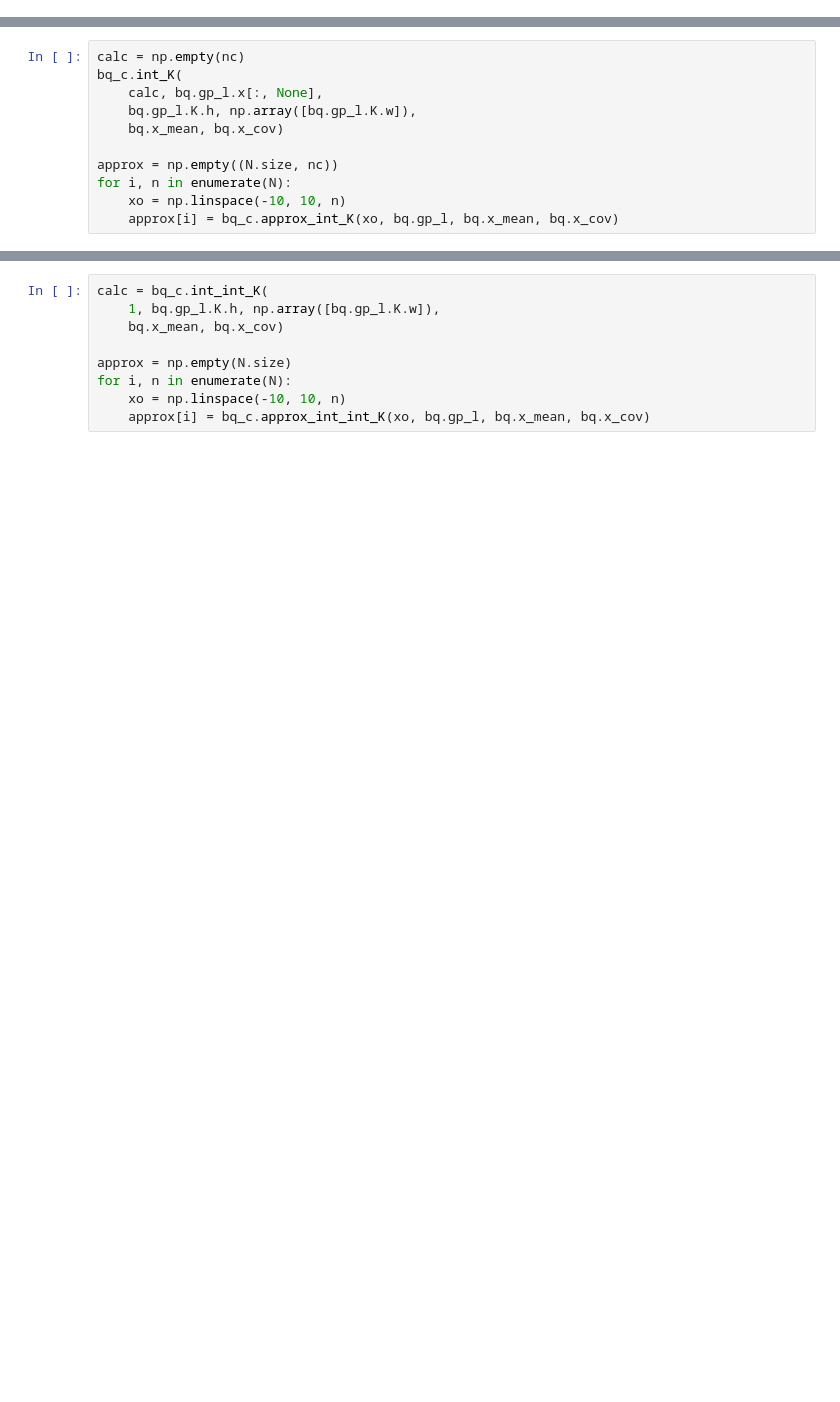
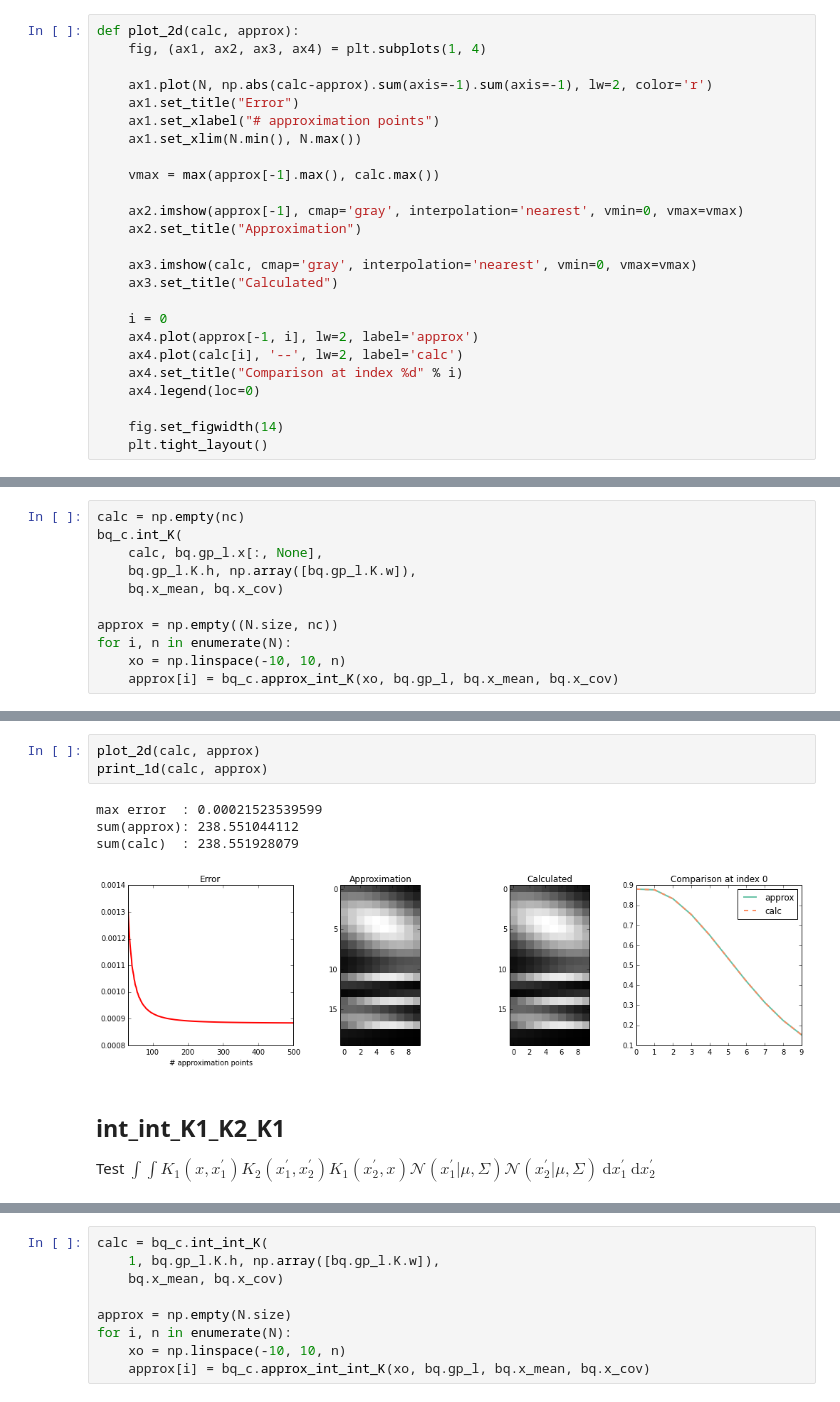
Before and after one commit to jhamrick/bayesian-quadrature, a Jupyter notebook: docs/ipynb/visual-tests.ipynb, the cells around one changed output, grey strips where cells are left out. Saved outputs shown, nothing was run; the diff lists cells and outputs as text; blank space fills up the shorter version.

```diff
--- a/docs/ipynb/visual-tests.ipynb
+++ b/docs/ipynb/visual-tests.ipynb
@@ -14,0 +72,25 @@ x_var = 10.0
+# %%
+def plot_2d(calc, approx):
+    fig, (ax1, ax2, ax3, ax4) = plt.subplots(1, 4)
+
+    ax1.plot(N, np.abs(calc-approx).sum(axis=-1).sum(axis=-1), lw=2, color='r')
+    ax1.set_title("Error")
+    ax1.set_xlabel("# approximation points")
+    ax1.set_xlim(N.min(), N.max())
+
+    vmax = max(approx[-1].max(), calc.max())
+
+    ax2.imshow(approx[-1], cmap='gray', interpolation='nearest', vmin=0, vmax=vmax)
+    ax2.set_title("Approximation")
+
+    ax3.imshow(calc, cmap='gray', interpolation='nearest', vmin=0, vmax=vmax)
+    ax3.set_title("Calculated")
+
+    i = 0
+    ax4.plot(approx[-1, i], lw=2, label='approx')
+    ax4.plot(calc[i], '--', lw=2, label='calc')
+    ax4.set_title("Comparison at index %d" % i)
+    ax4.legend(loc=0)
+
+    fig.set_figwidth(14)
+    plt.tight_layout()
@@ -68,0 +158,12 @@ plt.plot(calc, '--', lw=2)
+# %%
+plot_2d(calc, approx)
+print_1d(calc, approx)
+# %% [output]
+max error  : 0.00021523539599
+sum(approx): 238.551044112
+sum(calc)  : 238.551928079
+[figure, added]
+# %% [markdown]
+## int_int_K1_K2_K1
+
+Test $\int \int K_1(x, x_1^\prime) K_2(x_1^\prime, x_2^\prime) K_1(x_2^\prime, x) \mathcal{N}(x_1^\prime | \mu, \Sigma) \mathcal{N}(x_2^\prime | \mu, \Sigma)\ \mathrm{d}x_1^\prime\ \mathrm{d}x_2^\prime$
```
Also changed, not shown: parts of 70 cells of this notebook.
